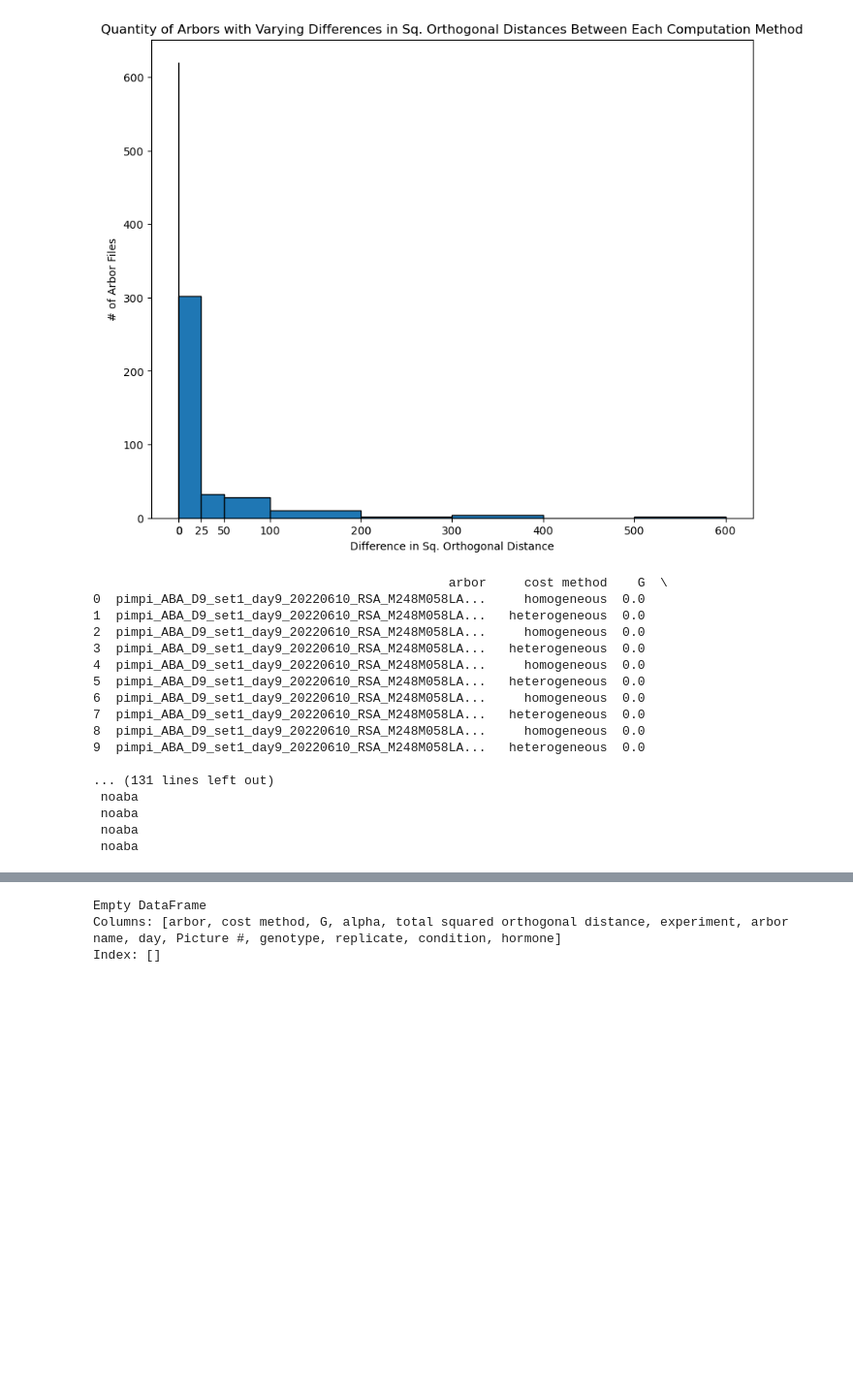
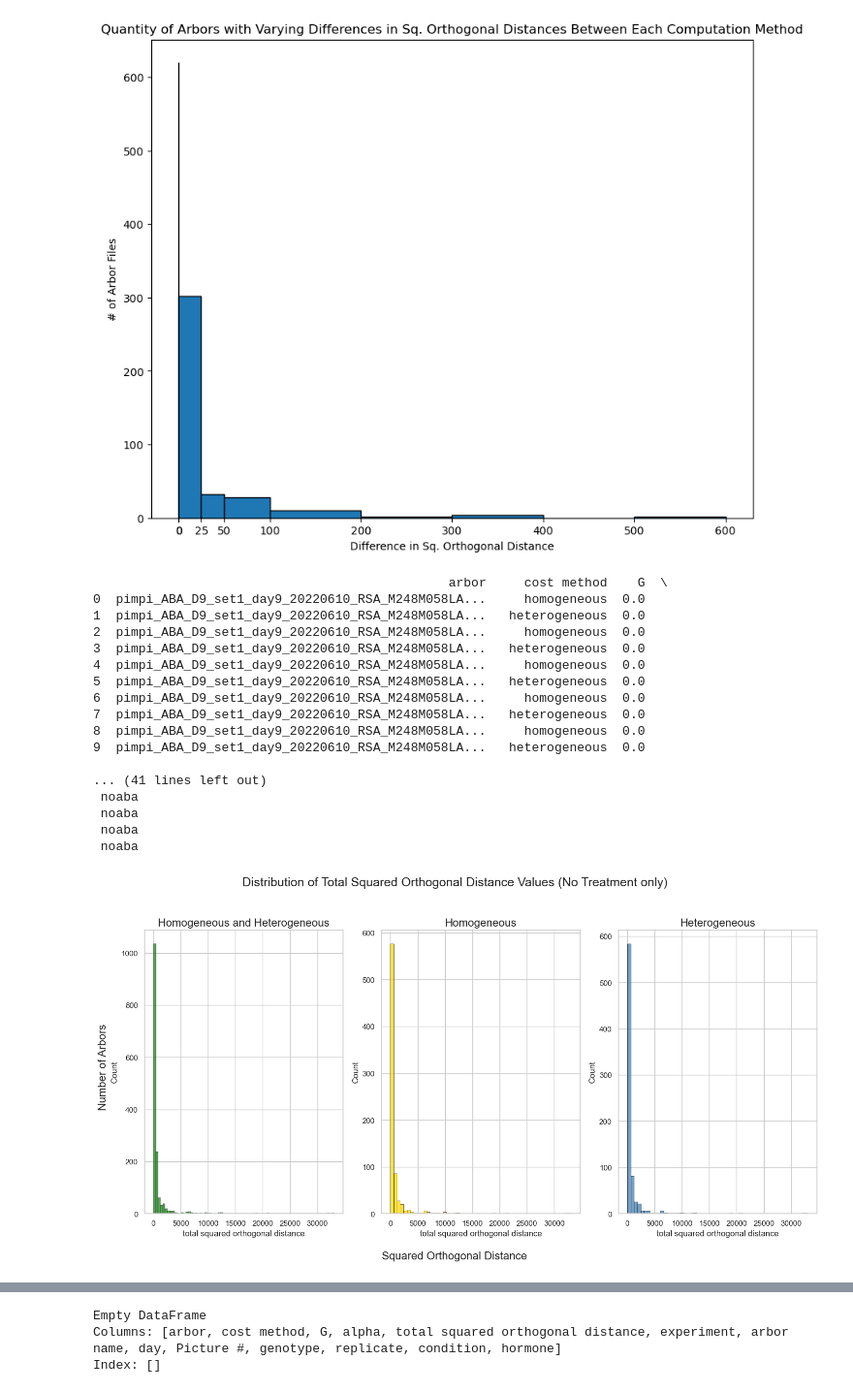
Before and after one commit to arjunc12/Plant-Architecture, a Jupyter notebook: heterogeneity_analysis.ipynb, the cells around one changed output, grey strips where cells are left out. Shown at 97% size. Saved outputs shown, nothing was run; the diff lists cells and outputs as text; code cells hidden in the pictures; blank space fills up the shorter version.

```diff
--- a/heterogeneity_analysis.ipynb
+++ b/heterogeneity_analysis.ipynb
@@ -71,11 +77,8 @@ combined_df = df_results.merge(df_treatment, left_on='arbor', right_on='arbor na
 # print(combined_df.head())
 print(combined_df.head(10))
 
-for i in range(100, 200):
+for i in range(150, 160):
     print(combined_df.loc[i, "hormone"])
-
-
-# filtering df by treatments
 # %% [output]
                                                arbor     cost method    G  \
 0  pimpi_ABA_D9_set1_day9_20220610_RSA_M248M058LA...     homogeneous  0.0
@@ -89,7 +92,7 @@ for i in range(100, 200):
 8  pimpi_ABA_D9_set1_day9_20220610_RSA_M248M058LA...     homogeneous  0.0
 9  pimpi_ABA_D9_set1_day9_20220610_RSA_M248M058LA...   heterogeneous  0.0
 
-... (131 lines left out)
+... (41 lines left out)
  noaba
  noaba
  noaba
@@ -153,3 +261,7 @@ def distribution_of_alpha_values(hormone, super_title):
+# %%
+distribution_of_sq_orthog_dist_values([" None"], "Distribution of Total Squared Orthogonal Distance Values (No Treatment only)")
+# %% [output]
+[figure, added]
 # %%
 # Distribution of Alpha Values (No Treatment only)
 distribution_of_alpha_values([" None"], "Distribution of Alpha Values (No Treatment only)")
```
Also changed, not shown: parts of 8 cells of this notebook.
